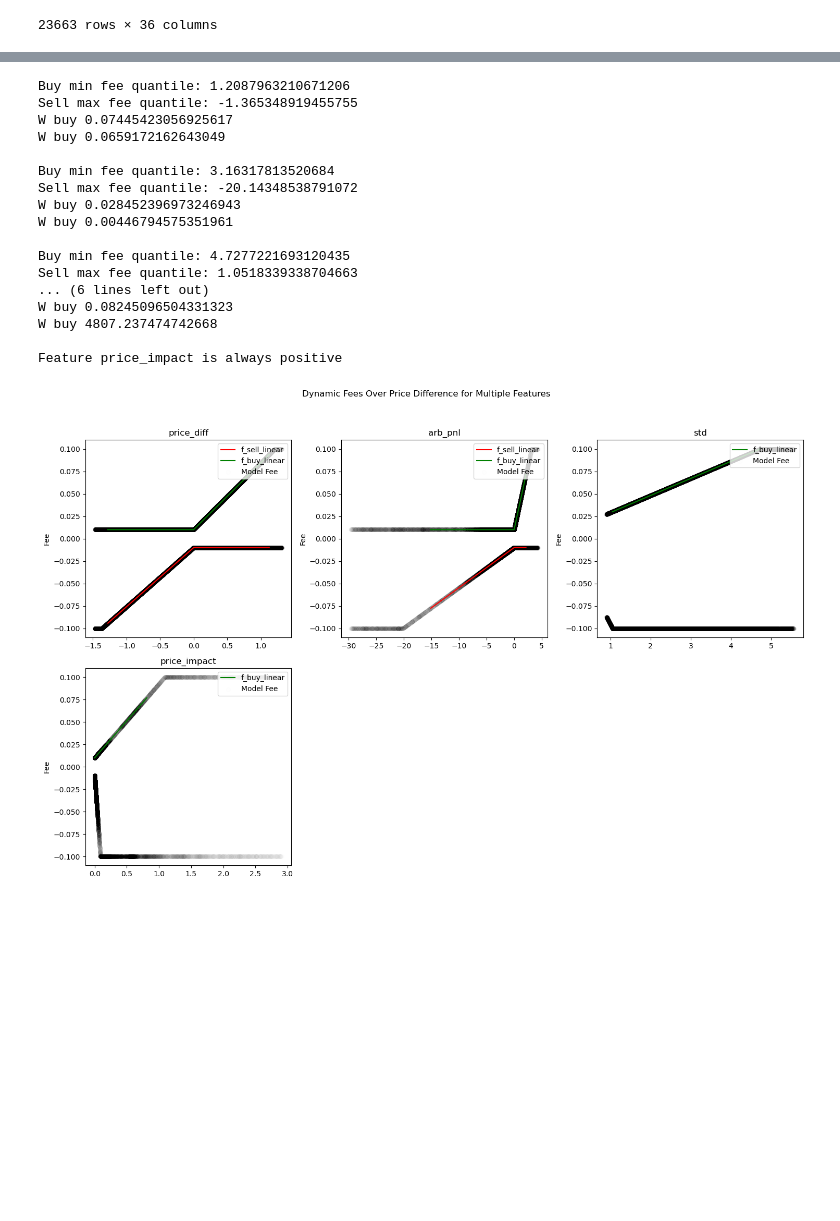
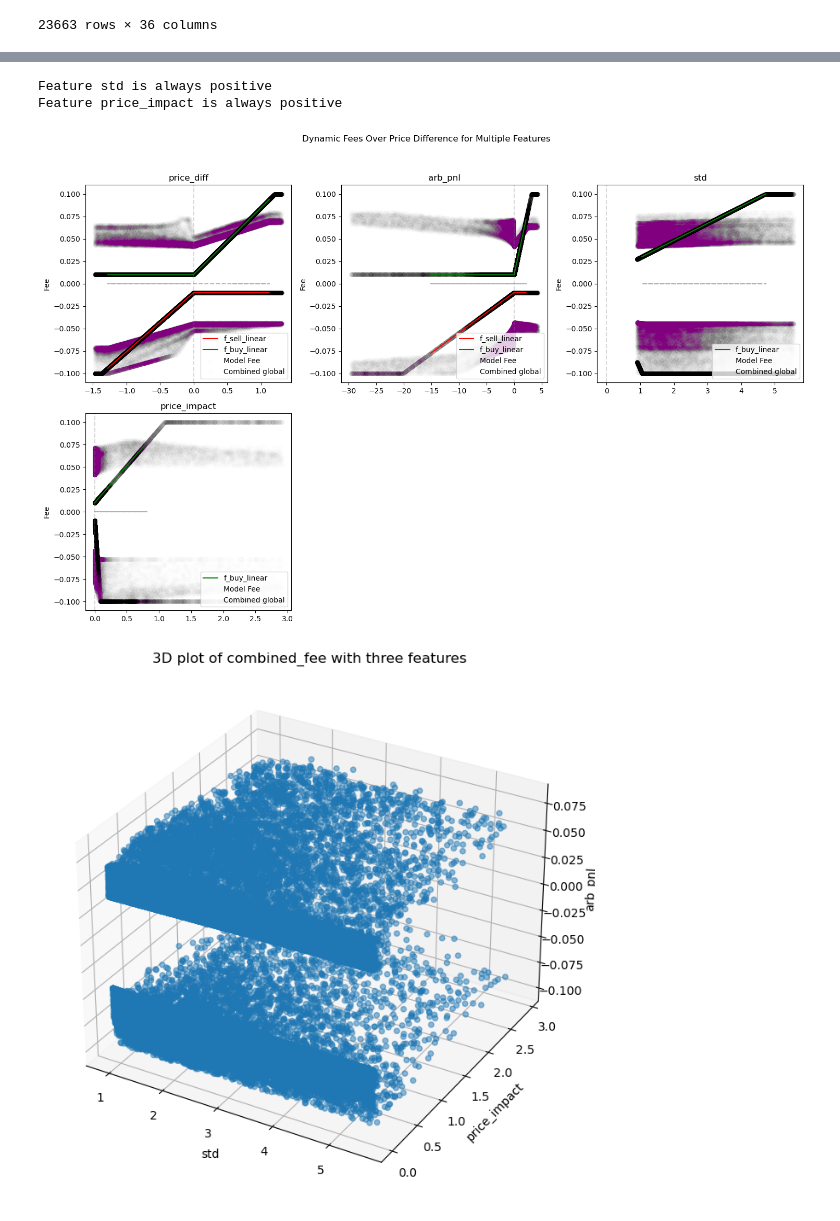
Before and after one commit to Armand-Morin/afp-berkeley-dynamic-fee-defi-amm, a Jupyter notebook: compact_model.ipynb, the cells around one changed output, grey strips where cells are left out. Saved outputs shown, nothing was run; the diff lists cells and outputs as text; code cells hidden in the pictures; blank space fills up the shorter version.

```diff
--- a/compact_model.ipynb
+++ b/compact_model.ipynb
@@ -406,52 +410,58 @@ for i, feat in enumerate(features):
         # Adjust sell_subset model_fee calculation for features that are always positive
         print(f'Feature {feat} is always positive')
         w_sell = w_sell.clip(0, 1)
         sell_subset['model_fee'] = -sell_subset[feat].apply(lambda x: sell_fee(-x, f_min, f_max, w_sell))
         #ax.plot(delta_p['delta_p'], delta_p['delta_p'].apply(lambda x: min(f_max, f_min - w_sell * max(0, x))), label='f_sell_linear', color='red')
     else:
         sell_subset['model_fee'] = -sell_subset[feat].apply(lambda x: sell_fee(x, f_min, f_max, w_sell))
         ax.plot(delta_p['delta_p'], -delta_p['delta_p'].apply(lambda x: min(f_max, f_min - w_sell * min(0, x))), label='f_sell_linear', color='red')
 
     fus_data = pd.concat([buy_subset, sell_subset])
 
     # plot the fees and the model fee
     ax.plot(delta_p['delta_p'],  delta_p['delta_p'].apply(lambda x: min(f_max, f_min + w_buy * max(0, x))),  label='f_buy_linear', color='green')
     #ax.plot(delta_p['delta_p'], -delta_p['delta_p'].apply(lambda x: min(f_max, f_min - w_sell * min(0, x))), label='f_sell_linear', color='red')
 
-    # filtered_plot = (fus_data[feat] >= fus_data[feat].quantile(low_q)) & (fus_data[feat] <= fus_data[feat].quantile(high_q))
+    filtered_plot = (fus_data[feat] >= fus_data[feat].quantile(low_q)) & (fus_data[feat] <= fus_data[feat].quantile(high_q))
     ax.scatter(fus_data[feat], fus_data['model_fee'], alpha=0.005, color='black', label='Model Fee')
     # ax.scatter(fus_data[filtered_plot][feat], fus_data[filtered_plot]['model_fee'], alpha=0.005, color='black', label='Model Fee')
 
-    # ax.plot(fus_data[filtered_plot][feat], [0]*len(fus_data[filtered_plot]), linestyle='--', alpha=0.3, color='black')
-    # ax.axvline(0, color='gray', linestyle='--', alpha=0.3)
+    ax.scatter(combined_data[feat], combined_data['combined_fee']* 100, alpha=0.005, color='purple', label='Combined global')
+
+    ax.plot(fus_data[filtered_plot][feat], [0]*len(fus_data[filtered_plot]), linestyle='--', alpha=0.3, color='black')
+    ax.axvline(0, color='gray', linestyle='--', alpha=0.3)
 
     ax.set_ylabel('Fee')
-    ax.legend(loc='upper right')
+    ax.legend(loc='lower right')
     ax.set_title(feat)
 
 plt.tight_layout(rect=[0, 0.03, 1, 0.95])
 
 for j in range(i + 1, rows * cols):
     fig.delaxes(axs.flatten()[j])
 
 plt.show()
 # %% [output]
-Buy min fee quantile: 1.2087963210671206
-Sell max fee quantile: -1.365348919455755
-W buy 0.07445423056925617
-W buy 0.0659172162643049
-
-Buy min fee quantile: 3.16317813520684
-Sell max fee quantile: -20.14348538791072
-W buy 0.028452396973246943
-W buy 0.00446794575351961
-
-Buy min fee quantile: 4.7277221693120435
-Sell max fee quantile: 1.0518339338704663
-... (6 lines left out)
-W buy 0.08245096504331323
-W buy 4807.237474742668
-
+Feature std is always positive
 Feature price_impact is always positive
-[figure, old version]
+[figure, new version]
+# %%
+from mpl_toolkits.mplot3d import Axes3D
+
+f1 = 'std'
+f2 = 'price_impact'
+f3 = 'arb_pnl'
+
+fig = plt.figure(figsize=(10, 8))
+ax = fig.add_subplot(111, projection='3d')
+
+sc = ax.scatter(combined_data[f1], combined_data[f2], combined_data['combined_fee']*100, cmap='viridis', alpha=0.5)
+
+plt.title('3D plot of combined_fee with three features')
+ax.set_xlabel(f1)
+ax.set_ylabel(f2)
+ax.set_zlabel(f3)
+plt.show()
+# %% [output]
+[figure, added]
 # %%
```
Also changed, not shown: parts of 5 cells of this notebook.
